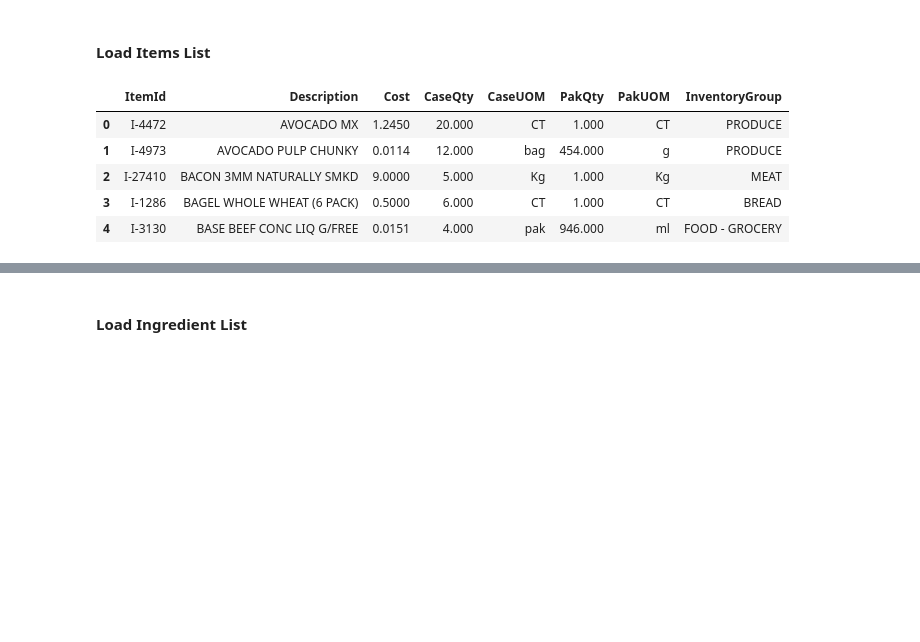
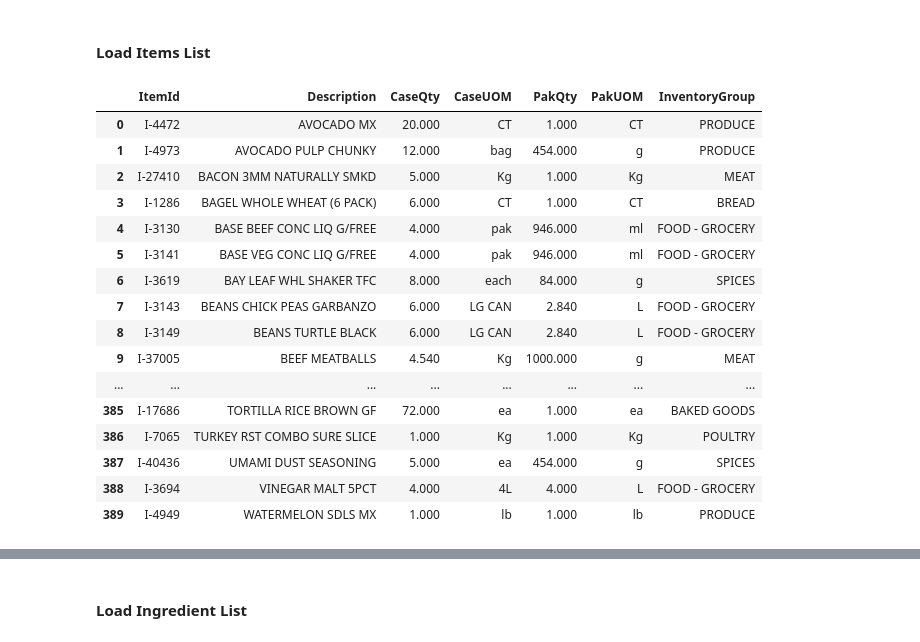
Before and after one commit to silviaaaaaaa/cffs-label, a Jupyter notebook: data analysis/ingre_analysis.ipynb, the cells around one changed output, grey strips where cells are left out. Cells and saved outputs as stored; diff of their text form; code cells hidden in the pictures; blank space fills up the shorter version.

```diff
--- a/data analysis/ingre_analysis.ipynb
+++ b/data analysis/ingre_analysis.ipynb
@@ -71,7 +73,6 @@ filepath_list
 # %%
 ItemId = []
 Description = []
-Cost = []
 CaseQty = []
 CaseUOM = []
 PakQty = []
@@ -84,7 +85,6 @@ for filepath in filepath_list:
     for item in xtree.iterfind('Item'):
         ItemId.append(item.attrib['id'])
         Description.append(item.findtext('Description'))
-        Cost.append(item.findtext('Cost'))
         CaseQty.append(item.findtext('CaseQty'))
         CaseUOM.append(item.findtext('CaseUOM'))
         PakQty.append(item.findtext('PakQty'))
@@ -92,18 +92,31 @@ for filepath in filepath_list:
         InventoryGroup.append(item.findtext('InventoryGroup'))
 
 
-Items = pd.DataFrame({'ItemId': ItemId, 'Description': Description, 'Cost': Cost, 'CaseQty': CaseQty,
+Items = pd.DataFrame({'ItemId': ItemId, 'Description': Description, 'CaseQty': CaseQty,
                       'CaseUOM': CaseUOM, 'PakQty': PakQty, 'PakUOM': PakUOM, 'InventoryGroup': InventoryGroup}
                     ).drop_duplicates()
 
-Items.head()
+Items.reset_index(drop=True, inplace=True)
-# %% [output]
-|  | ItemId | Description | Cost | CaseQty | CaseUOM | PakQty | PakUOM | InventoryGroup |
-| 0 | I-4472 | AVOCADO MX | 1.2450 | 20.000 | CT | 1.000 | CT | PRODUCE |
-| 1 | I-4973 | AVOCADO PULP CHUNKY | 0.0114 | 12.000 | bag | 454.000 | g | PRODUCE |
-| 2 | I-27410 | BACON 3MM NATURALLY SMKD | 9.0000 | 5.000 | Kg | 1.000 | Kg | MEAT |
-| 3 | I-1286 | BAGEL WHOLE WHEAT (6 PACK) | 0.5000 | 6.000 | CT | 1.000 | CT | BREAD |
-| 4 | I-3130 | BASE BEEF CONC LIQ G/FREE | 0.0151 | 4.000 | pak | 946.000 | ml | FOOD - GROCERY |
+# %%
+Items
+# %% [output]
+|  | ItemId | Description | CaseQty | CaseUOM | PakQty | PakUOM | InventoryGroup |
+| 0 | I-4472 | AVOCADO MX | 20.000 | CT | 1.000 | CT | PRODUCE |
+| 1 | I-4973 | AVOCADO PULP CHUNKY | 12.000 | bag | 454.000 | g | PRODUCE |
+| 2 | I-27410 | BACON 3MM NATURALLY SMKD | 5.000 | Kg | 1.000 | Kg | MEAT |
+| 3 | I-1286 | BAGEL WHOLE WHEAT (6 PACK) | 6.000 | CT | 1.000 | CT | BREAD |
+| 4 | I-3130 | BASE BEEF CONC LIQ G/FREE | 4.000 | pak | 946.000 | ml | FOOD - GROCERY |
+| 5 | I-3141 | BASE VEG CONC LIQ G/FREE | 4.000 | pak | 946.000 | ml | FOOD - GROCERY |
+| 6 | I-3619 | BAY LEAF WHL SHAKER TFC | 8.000 | each | 84.000 | g | SPICES |
+| 7 | I-3143 | BEANS CHICK PEAS GARBANZO | 6.000 | LG CAN | 2.840 | L | FOOD - GROCERY |
+| 8 | I-3149 | BEANS TURTLE BLACK | 6.000 | LG CAN | 2.840 | L | FOOD - GROCERY |
+| 9 | I-37005 | BEEF MEATBALLS | 4.540 | Kg | 1000.000 | g | MEAT |
+| ... | ... | ... | ... | ... | ... | ... | ... |
+| 385 | I-17686 | TORTILLA RICE BROWN GF | 72.000 | ea | 1.000 | ea | BAKED GOODS |
+| 386 | I-7065 | TURKEY RST COMBO SURE SLICE | 1.000 | Kg | 1.000 | Kg | POULTRY |
+| 387 | I-40436 | UMAMI DUST SEASONING | 5.000 | ea | 454.000 | g | SPICES |
+| 388 | I-3694 | VINEGAR MALT 5PCT | 4.000 | 4L | 4.000 | L | FOOD - GROCERY |
+| 389 | I-4949 | WATERMELON SDLS MX | 1.000 | lb | 1.000 | lb | PRODUCE |
 # %%
 Items.shape
 # %% [output]
```
Also changed, not shown: parts of 43 cells of this notebook, 5 other files.
